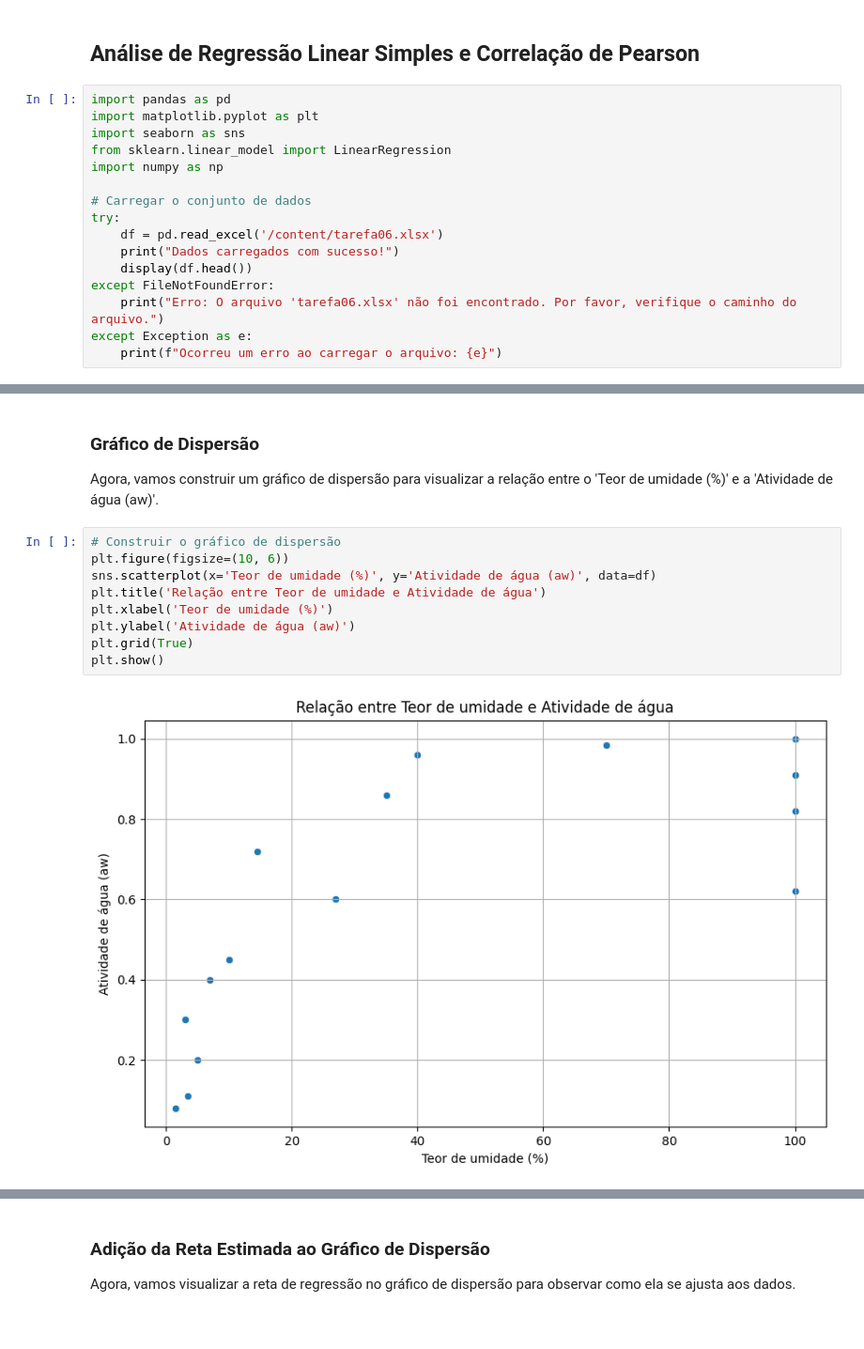
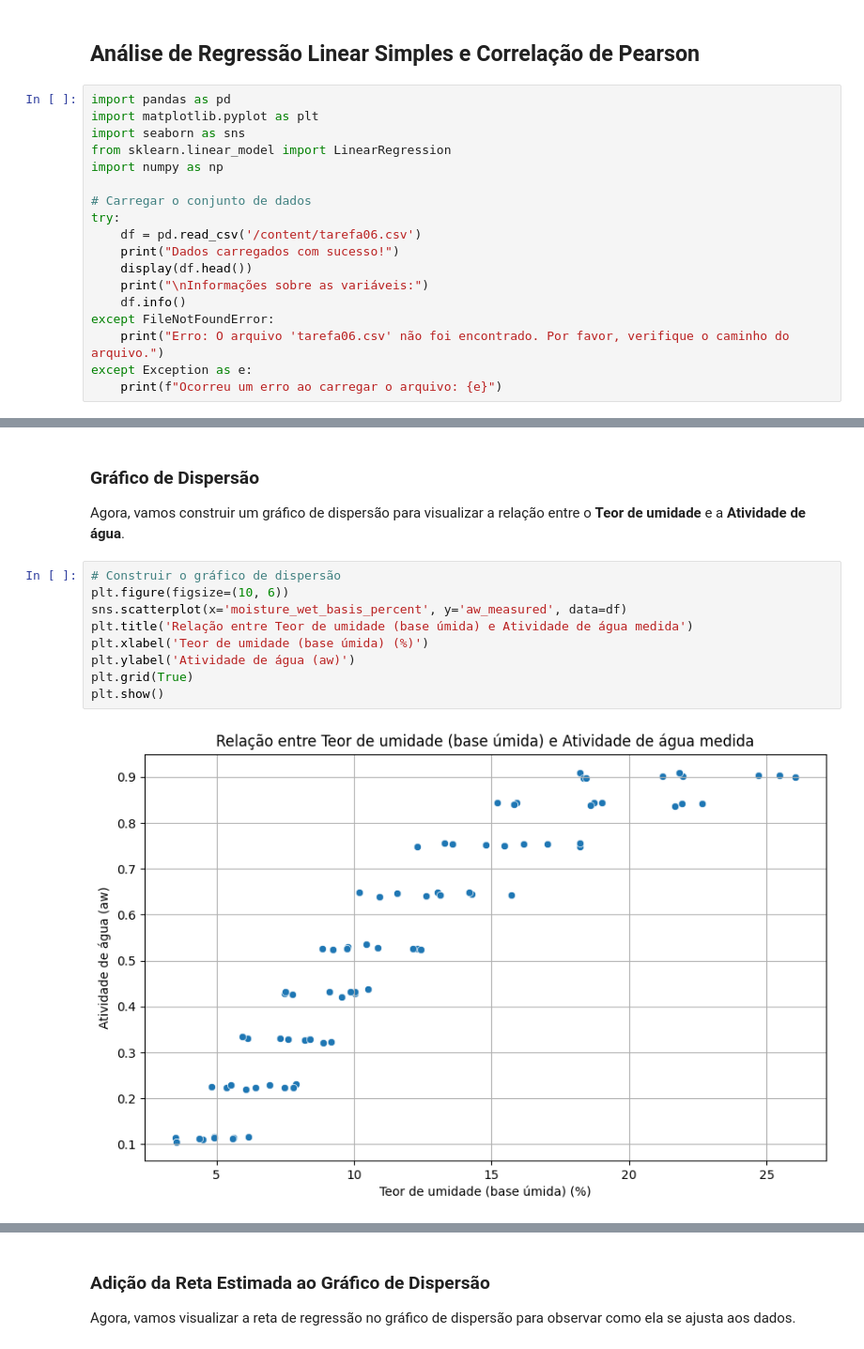
Before and after one commit to Gutavo2000/LCE0212---Estat-stica-Aplicada-s-Ci-ncias-dos-Alimentos, a Jupyter notebook: tarefa06.ipynb, the cells around one changed output, grey strips where cells are left out. Shown at 94% size. Cells and saved outputs as stored; diff of their text form.

```diff
--- a/tarefa06.ipynb
+++ b/tarefa06.ipynb
@@ -15,11 +15,13 @@ import numpy as np
 
 # Carregar o conjunto de dados
 try:
-    df = pd.read_excel('/content/tarefa06.xlsx')
+    df = pd.read_csv('/content/tarefa06.csv')
     print("Dados carregados com sucesso!")
     display(df.head())
+    print("\nInformações sobre as variáveis:")
+    df.info()
 except FileNotFoundError:
-    print("Erro: O arquivo 'tarefa06.xlsx' não foi encontrado. Por favor, verifique o caminho do arquivo.")
+    print("Erro: O arquivo 'tarefa06.csv' não foi encontrado. Por favor, verifique o caminho do arquivo.")
 except Exception as e:
     print(f"Ocorreu um erro ao carregar o arquivo: {e}")
 # %% [output]
@@ -46,18 +59,18 @@ No contexto deste conjunto de dados, as duas variáveis representam:
 # %% [markdown]
 ### Gráfico de Dispersão
 
-Agora, vamos construir um gráfico de dispersão para visualizar a relação entre o 'Teor de umidade (%)' e a 'Atividade de água (aw)'.
+Agora, vamos construir um gráfico de dispersão para visualizar a relação entre o **Teor de umidade** e a **Atividade de água**.
 # %%
 # Construir o gráfico de dispersão
 plt.figure(figsize=(10, 6))
-sns.scatterplot(x='Teor de umidade (%)', y='Atividade de água (aw)', data=df)
-plt.title('Relação entre Teor de umidade e Atividade de água')
-plt.xlabel('Teor de umidade (%)')
+sns.scatterplot(x='moisture_wet_basis_percent', y='aw_measured', data=df)
+plt.title('Relação entre Teor de umidade (base úmida) e Atividade de água medida')
+plt.xlabel('Teor de umidade (base úmida) (%)')
 plt.ylabel('Atividade de água (aw)')
 plt.grid(True)
 plt.show()
 # %% [output]
-[figure, old version]
+[figure, new version]
 # %% [markdown]
 ### O que é Regressão Linear Simples?
 
```
Also changed, not shown: parts of 14 cells of this notebook.
